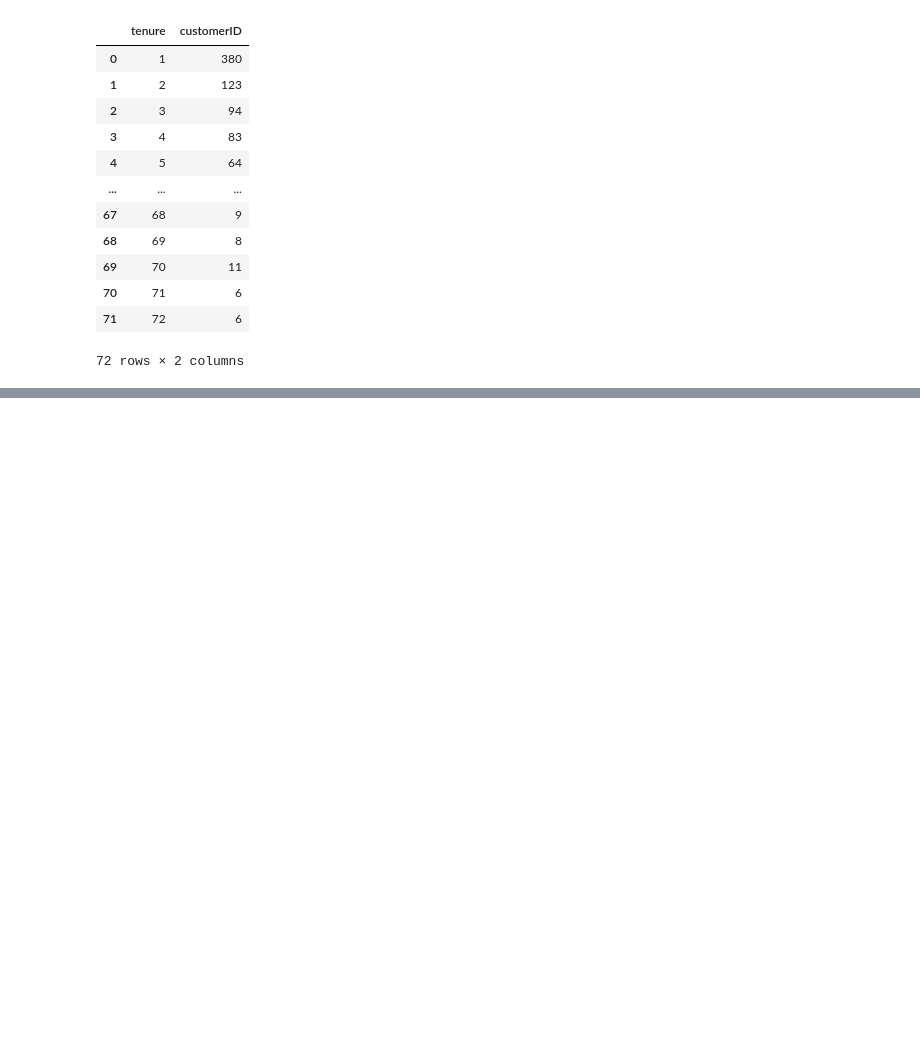
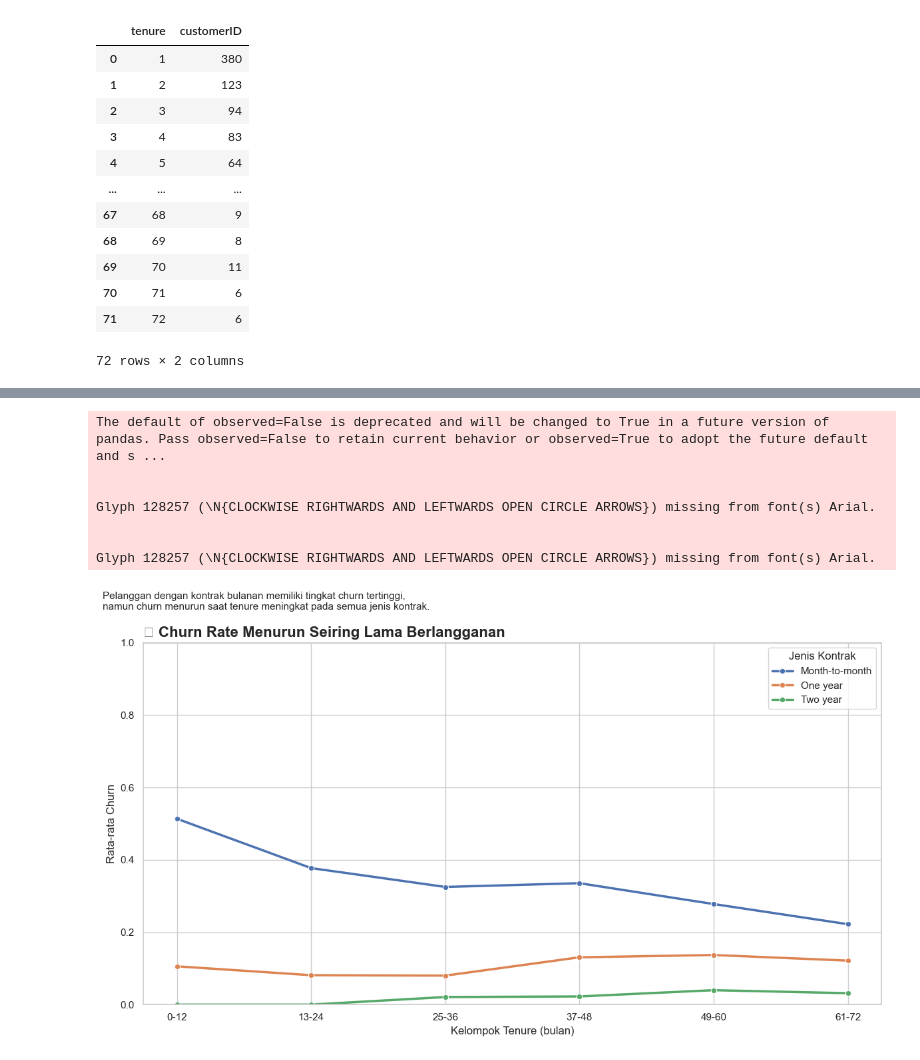
Before and after one commit to agirahmawandi/hw_datavisualitation, a Jupyter notebook: Data Visualization - Template Homework.ipynb, the cells around one changed output, grey strips where cells are left out. Cells and saved outputs as stored; diff of their text form; code cells hidden in the pictures; blank space fills up the shorter version.

```diff
--- a/Data Visualization - Template Homework.ipynb
+++ b/Data Visualization - Template Homework.ipynb
@@ -306,0 +527,53 @@ fig.show()
+# %%
+import pandas as pd
+import matplotlib.pyplot as plt
+import seaborn as sns
+
+# Baca data
+df = pd.read_csv('telco_customer.csv')
+
+# Buat kolom 'status'
+df['status'] = df.apply(
+    lambda x: 'Married' if x['SeniorCitizen'] == 1 or x['Partner'] == 'Yes' or x['Dependents'] == 'Yes' else 'Single',
+    axis=1
+)
+
+# Encode churn
+df['Churn'] = df['Churn'].map({'Yes': 1, 'No': 0})
+
+# Buat kelompok tenure
+df['tenure_group'] = pd.cut(df['tenure'], bins=[0, 12, 24, 36, 48, 60, 72],
+                            labels=['0-12', '13-24', '25-36', '37-48', '49-60', '61-72'])
+
+# Hitung churn rate per tenure group dan contract
+churn_summary = df.groupby(['tenure_group', 'Contract'])['Churn'].mean().reset_index()
+churn_summary.rename(columns={'Churn': 'churn_rate'}, inplace=True)
+
+# Visualisasi
+sns.set(style="whitegrid")
+plt.figure(figsize=(12, 7))
+
+sns.lineplot(data=churn_summary, x='tenure_group', y='churn_rate', hue='Contract', marker='o', linewidth=2.5)
+
+# Tambahkan storytelling title dan subtitle
+plt.title("🔁 Churn Rate Menurun Seiring Lama Berlangganan", fontsize=16, fontweight='bold', loc='left')
+plt.suptitle("Pelanggan dengan kontrak bulanan memiliki tingkat churn tertinggi,\n"
+             "namun churn menurun saat tenure meningkat pada semua jenis kontrak.",
+             fontsize=11, x=0.01, ha='left')
+
+# Label dan tampilan
+plt.xlabel("Kelompok Tenure (bulan)")
+plt.ylabel("Rata-rata Churn")
+plt.ylim(0, 1)
+plt.legend(title="Jenis Kontrak")
+plt.tight_layout()
+plt.show()
+# %% [output]
+The default of observed=False is deprecated and will be changed to True in a future version of pandas. Pass observed=False to retain current behavior or observed=True to adopt the future default and s ...
+
+
+Glyph 128257 (\N{CLOCKWISE RIGHTWARDS AND LEFTWARDS OPEN CIRCLE ARROWS}) missing from font(s) Arial.
+
+
+Glyph 128257 (\N{CLOCKWISE RIGHTWARDS AND LEFTWARDS OPEN CIRCLE ARROWS}) missing from font(s) Arial.
+[figure, added]
```
Also changed, not shown: parts of 7 cells of this notebook.
